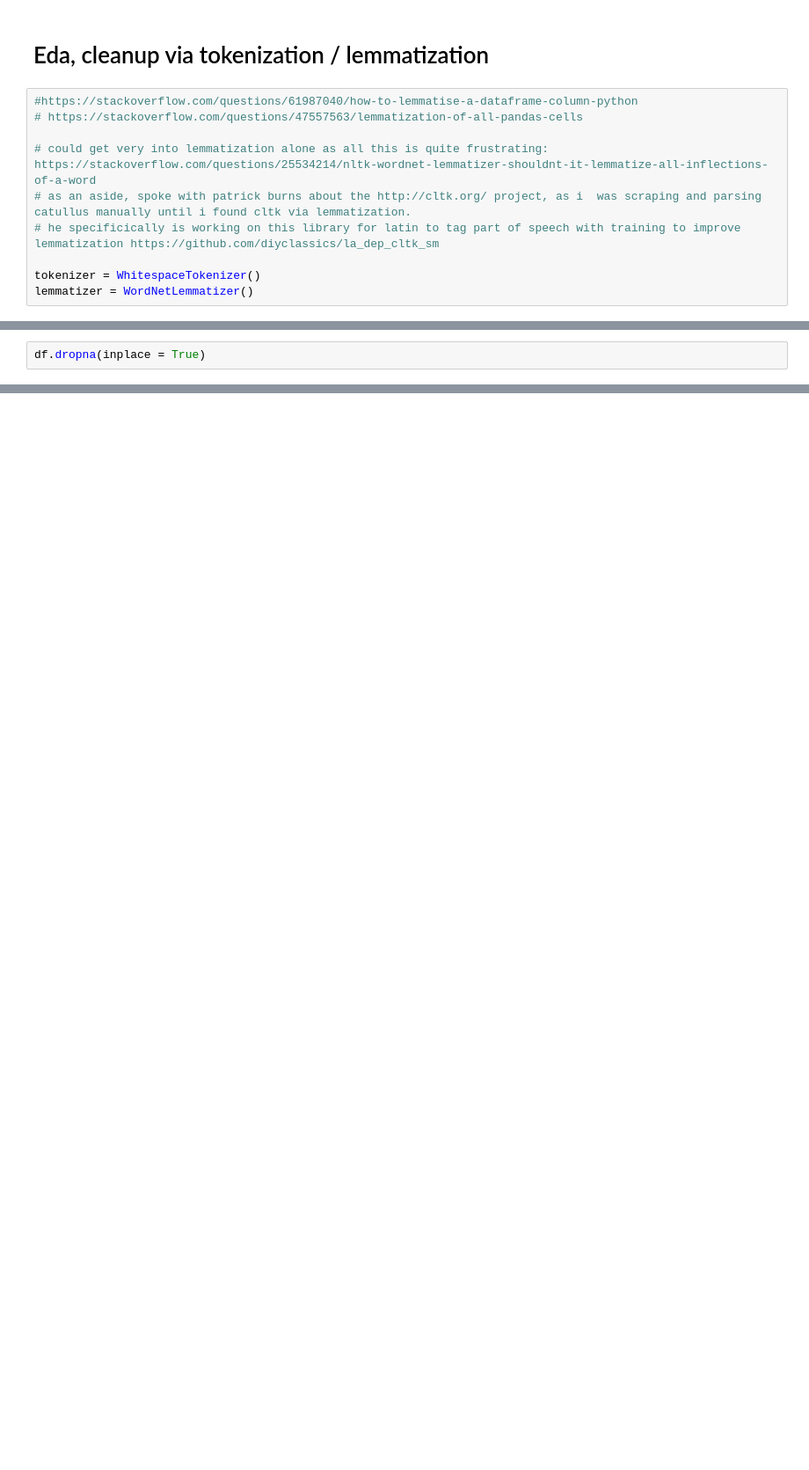
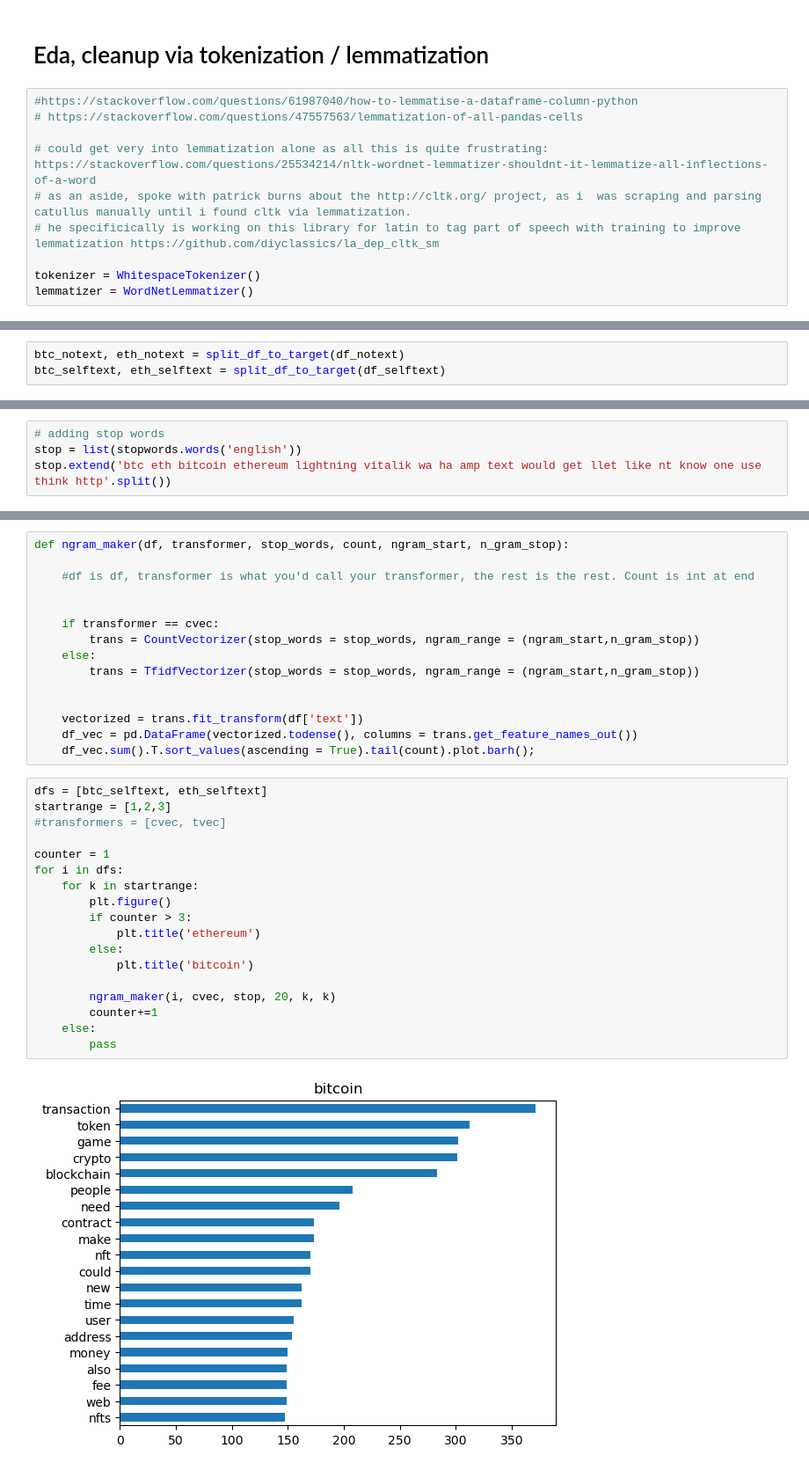
Before and after one commit to ssaurbier/subreddit_nlp, a Jupyter notebook: code/cleaning_EDA.ipynb, the cells around one changed output, grey strips where cells are left out. Shown at 88% size. Cells and saved outputs as stored; diff of their text form; blank space fills up the shorter version.

```diff
--- a/code/cleaning_EDA.ipynb
+++ b/code/cleaning_EDA.ipynb
@@ -66,2 +128,0 @@ nan
-# %%
-df.dropna(inplace = True)
@@ -101,0 +162,3 @@ Name: lem_text, Length: 3495, dtype: object
+# %%
+btc_notext, eth_notext = split_df_to_target(df_notext)
+btc_selftext, eth_selftext = split_df_to_target(df_selftext)
@@ -101,0 +167,4 @@ Name: lem_text, Length: 3495, dtype: object
+# %%
+# adding stop words
+stop = list(stopwords.words('english'))
+stop.extend('btc eth bitcoin ethereum lightning vitalik wa ha amp text would get llet like nt know one use think http'.split())
@@ -101,0 +173,35 @@ Name: lem_text, Length: 3495, dtype: object
+# %%
+def ngram_maker(df, transformer, stop_words, count, ngram_start, n_gram_stop):
+
+    #df is df, transformer is what you'd call your transformer, the rest is the rest. Count is int at end
+
+
+    if transformer == cvec:
+        trans = CountVectorizer(stop_words = stop_words, ngram_range = (ngram_start,n_gram_stop))
+    else:
+        trans = TfidfVectorizer(stop_words = stop_words, ngram_range = (ngram_start,n_gram_stop))
+
+
+    vectorized = trans.fit_transform(df['text'])
+    df_vec = pd.DataFrame(vectorized.todense(), columns = trans.get_feature_names_out())
+    df_vec.sum().T.sort_values(ascending = True).tail(count).plot.barh();
+# %%
+dfs = [btc_selftext, eth_selftext]
+startrange = [1,2,3]
+#transformers = [cvec, tvec]
+
+counter = 1
+for i in dfs:
+    for k in startrange:
+        plt.figure()
+        if counter > 3:
+            plt.title('ethereum')
+        else:
+            plt.title('bitcoin')
+
+        ngram_maker(i, cvec, stop, 20, k, k)
+        counter+=1
+    else:
+        pass
+# %% [output]
+[figure, added]
```
Also changed, not shown: parts of 54 cells of this notebook, 9 other files.
